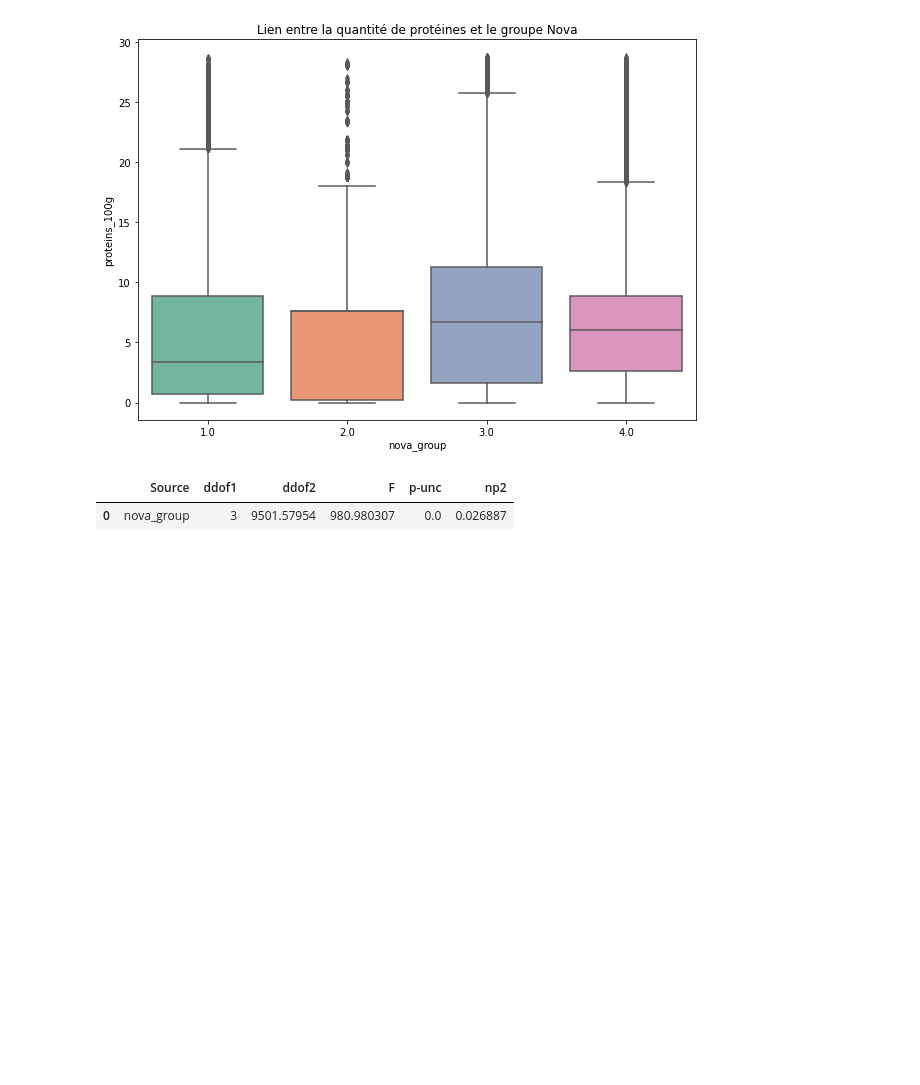
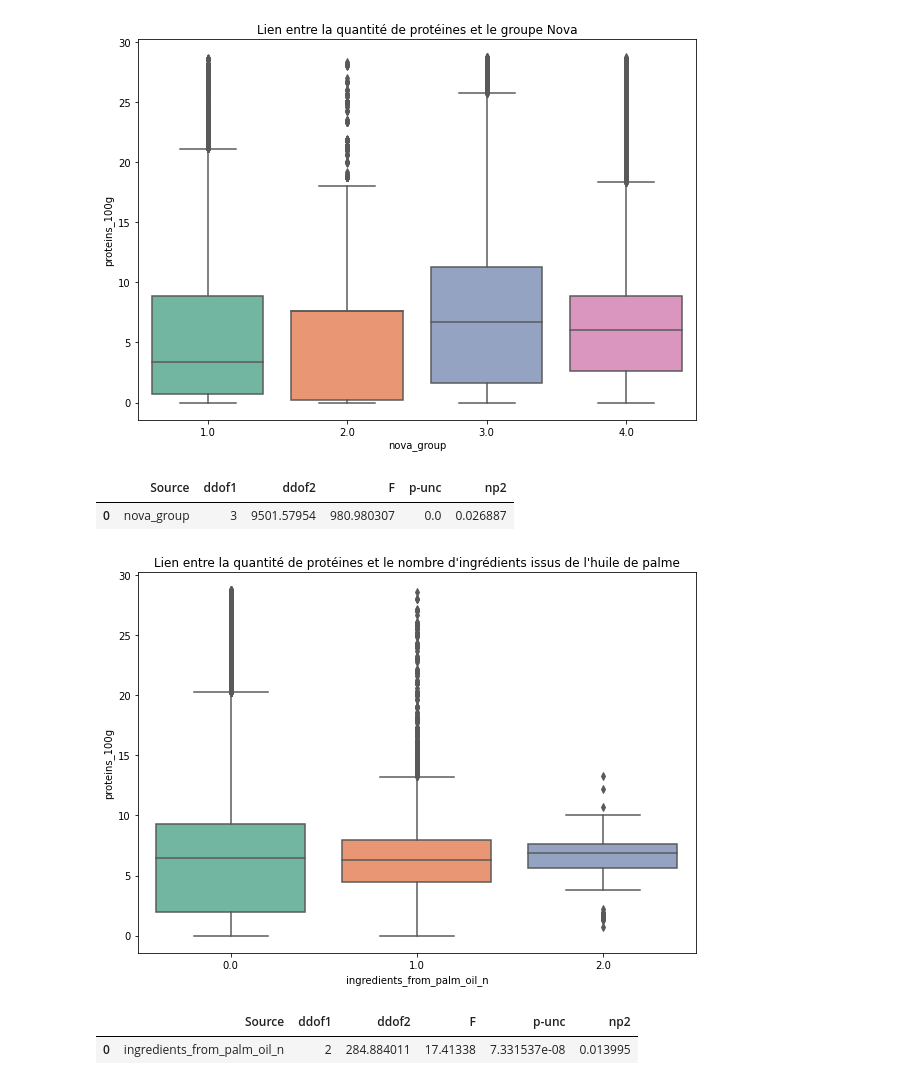
Before and after one commit to Sylvariane/Concevez_une_app_au_service_de_la_sante_publique, a Jupyter notebook: PSante_02_notebookexploration.ipynb, the cells around one changed output. Saved outputs shown, nothing was run; the diff lists cells and outputs as text; code cells hidden in the pictures; blank space fills up the shorter version.

```diff
--- a/PSante_02_notebookexploration.ipynb
+++ b/PSante_02_notebookexploration.ipynb
@@ -478,3 +480,15 @@ pg.welch_anova(data=df, dv="proteins_100g", between="nova_group")
 # %% [output]
 |  | Source | ddof1 | ddof2 | F | p-unc | np2 |
 | 0 | nova_group | 3 | 9501.57954 | 980.980307 | 0.0 | 0.026887 |
+# %%
+plt.figure(figsize=(10, 7))
+sns.boxplot(x="ingredients_from_palm_oil_n", y="proteins_100g", data=df)
+plt.title("Lien entre la quantité de protéines et le nombre d'ingrédients issus de l'huile de palme")
+plt.show()
+# %% [output]
+[figure, added]
+# %%
+pg.welch_anova(data=df, dv="proteins_100g", between="ingredients_from_palm_oil_n")
+# %% [output]
+|  | Source | ddof1 | ddof2 | F | p-unc | np2 |
+| 0 | ingredients_from_palm_oil_n | 2 | 284.884011 | 17.41338 | 7.331537e-08 | 0.013995 |
```
Also changed, not shown: parts of 37 cells of this notebook.
